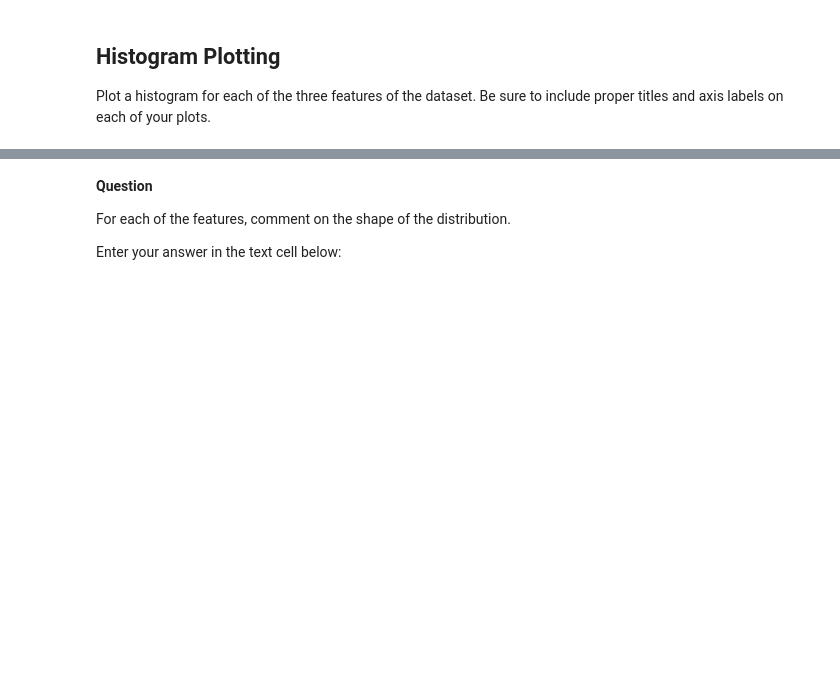
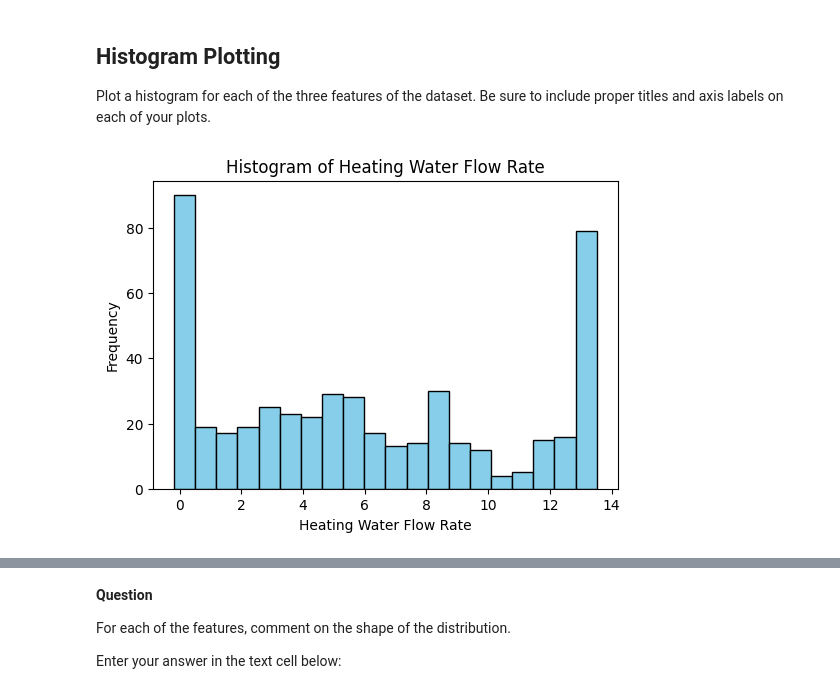
Before and after one commit to ncat-morrow/isen-project-1-statistic-soliders, a Jupyter notebook: ISEN_370_Project_1_Assignment.ipynb, the cells around one changed output, grey strips where cells are left out. Saved outputs shown, nothing was run; the diff lists cells and outputs as text; code cells hidden in the pictures; blank space fills up the shorter version.

```diff
--- a/ISEN_370_Project_1_Assignment.ipynb
+++ b/ISEN_370_Project_1_Assignment.ipynb
@@ -50,3 +76,12 @@ hint: use describe() function.
 # %% [markdown]
 ## Histogram Plotting
 Plot a histogram for each of the three features of the dataset. Be sure to include proper titles and axis labels on each of your plots.
+# %%
+plt.figure(figsize=(6,4))
+plt.hist(data['Heating Water Flow Rate'], bins=20, color='skyblue', edgecolor='black')
+plt.title('Histogram of Heating Water Flow Rate')
+plt.xlabel('Heating Water Flow Rate')
+plt.ylabel('Frequency')
+plt.show()
+# %% [output]
+[figure, added]
```
Also changed, not shown: parts of 8 cells of this notebook.
